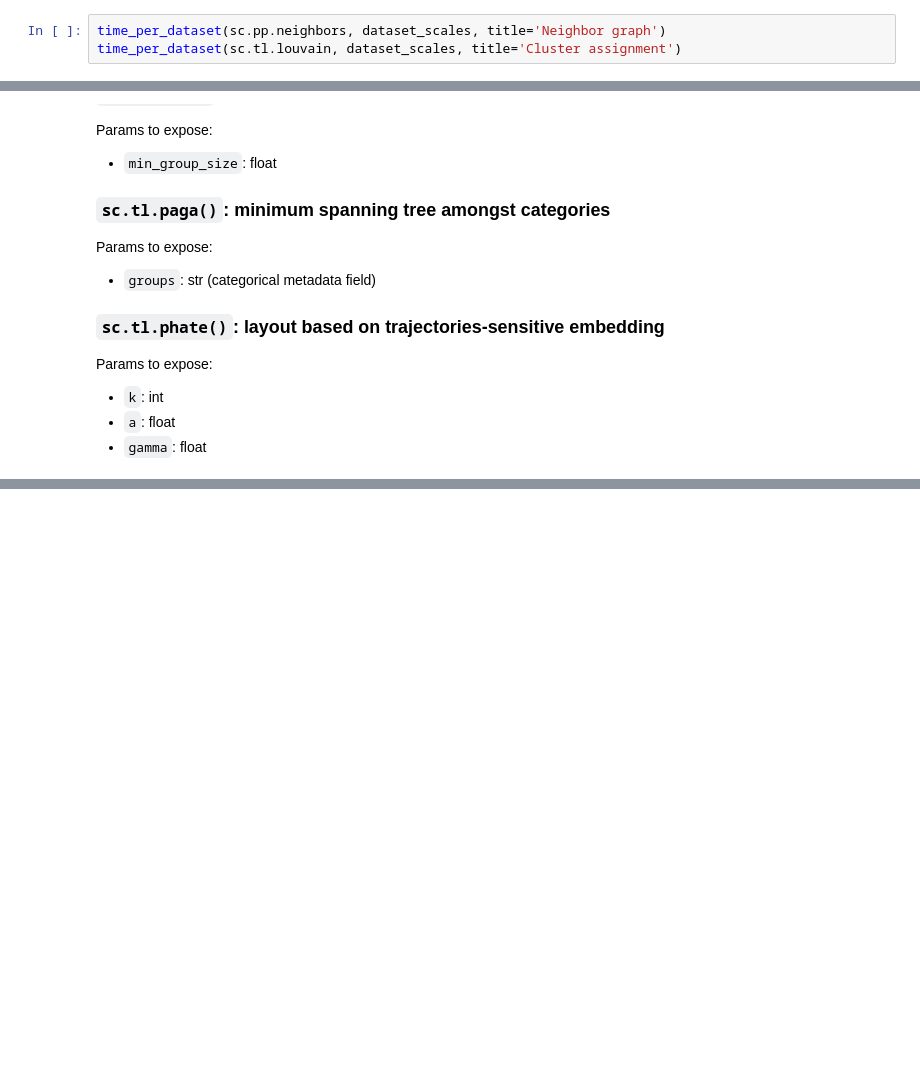
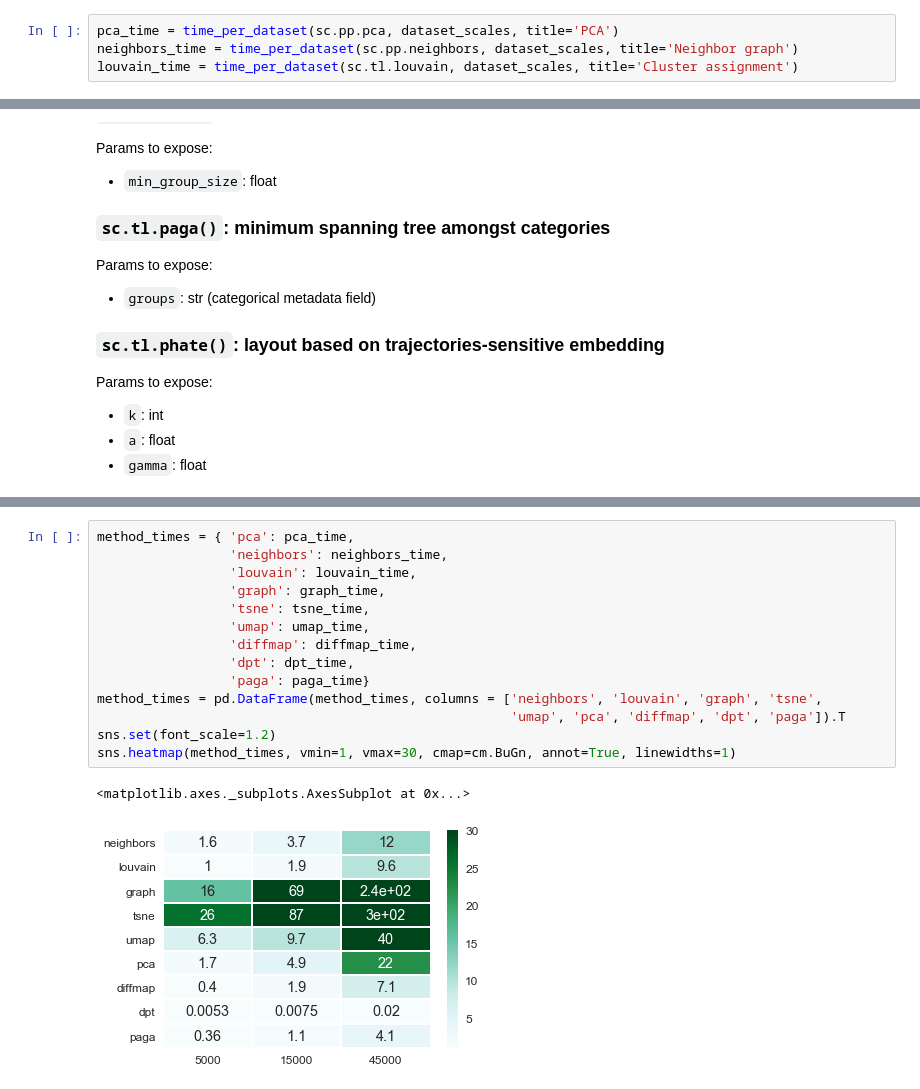
Before and after one commit to chanzuckerberg/cellxgene-compbio-methods, a Jupyter notebook: tabula-muris/scanpy-method-profiling.ipynb, the cells around one changed output, grey strips where cells are left out. Drawn from its saved outputs; the diff is of its cells as text; blank space fills up the shorter version.

```diff
--- a/tabula-muris/scanpy-method-profiling.ipynb
+++ b/tabula-muris/scanpy-method-profiling.ipynb
@@ -94,6 +105,7 @@ dataset_scales = { int(p*total_N) : downsample_by_cluster(adata, p) for p in [50
 #### `sc.tl.louvain` parameters to expose to user:
 * resolution: float
 # %%
-time_per_dataset(sc.pp.neighbors, dataset_scales, title='Neighbor graph')
-time_per_dataset(sc.tl.louvain, dataset_scales, title='Cluster assignment')
+pca_time = time_per_dataset(sc.pp.pca, dataset_scales, title='PCA')
+neighbors_time = time_per_dataset(sc.pp.neighbors, dataset_scales, title='Neighbor graph')
+louvain_time = time_per_dataset(sc.tl.louvain, dataset_scales, title='Cluster assignment')
 # %% [output]
@@ -173,0 +182,17 @@ WARNING: No root cell found. To compute pseudotime, pass the index or expression
+# %%
+method_times = { 'pca': pca_time,
+                 'neighbors': neighbors_time,
+                 'louvain': louvain_time,
+                 'graph': graph_time,
+                 'tsne': tsne_time,
+                 'umap': umap_time,
+                 'diffmap': diffmap_time,
+                 'dpt': dpt_time,
+                 'paga': paga_time}
+method_times = pd.DataFrame(method_times, columns = ['neighbors', 'louvain', 'graph', 'tsne',
+                                                     'umap', 'pca', 'diffmap', 'dpt', 'paga']).T
+sns.set(font_scale=1.2)
+sns.heatmap(method_times, vmin=1, vmax=30, cmap=cm.BuGn, annot=True, linewidths=1)
+# %% [output]
+<matplotlib.axes._subplots.AxesSubplot at 0x...>
+[figure, added]
```
Also changed, not shown: parts of 13 cells of this notebook.
